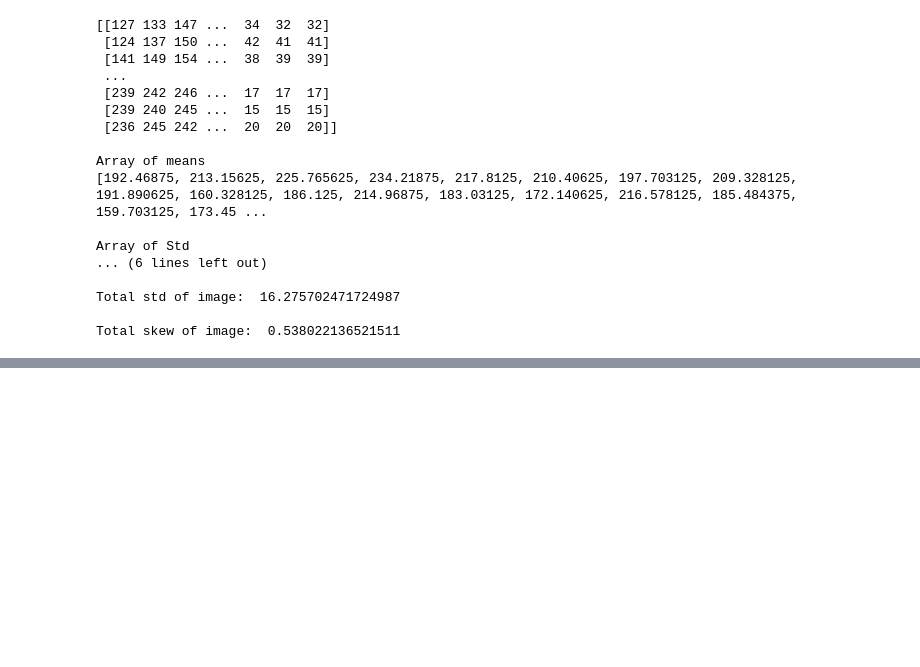
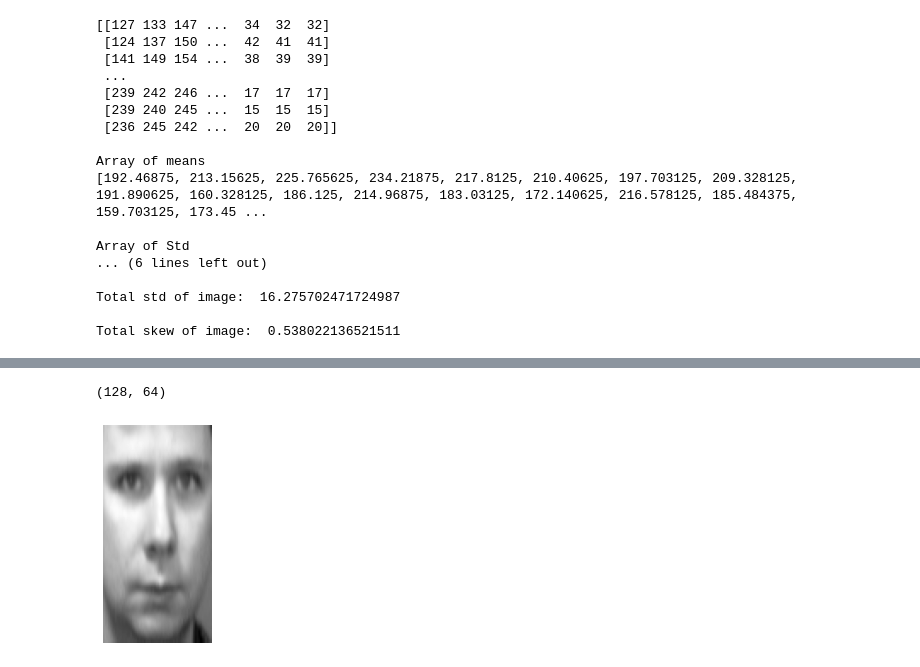
Before and after one commit to LivioScarpi/Progetto_DBM, a Jupyter notebook: task1.ipynb, the cells around one changed output, grey strips where cells are left out. Saved outputs shown, nothing was run; the diff lists cells and outputs as text; code cells hidden in the pictures; blank space fills up the shorter version.

```diff
--- a/task1.ipynb
+++ b/task1.ipynb
@@ -133,0 +151,9 @@ Total skew of image:  0.538022136521511
+# %%
+# resizing image
+resized_img = resize(img, (128*1, 64*1))    #TODO: capire bene perchè qua su un tutorial scriveva 128 x 4 e 64 x 4
+plt.axis("off")
+plt.imshow(resized_img, cmap='gray')
+print(resized_img.shape)
+# %% [output]
+(128, 64)
+[figure, added]
```
Also changed, not shown: parts of 3 cells of this notebook.
